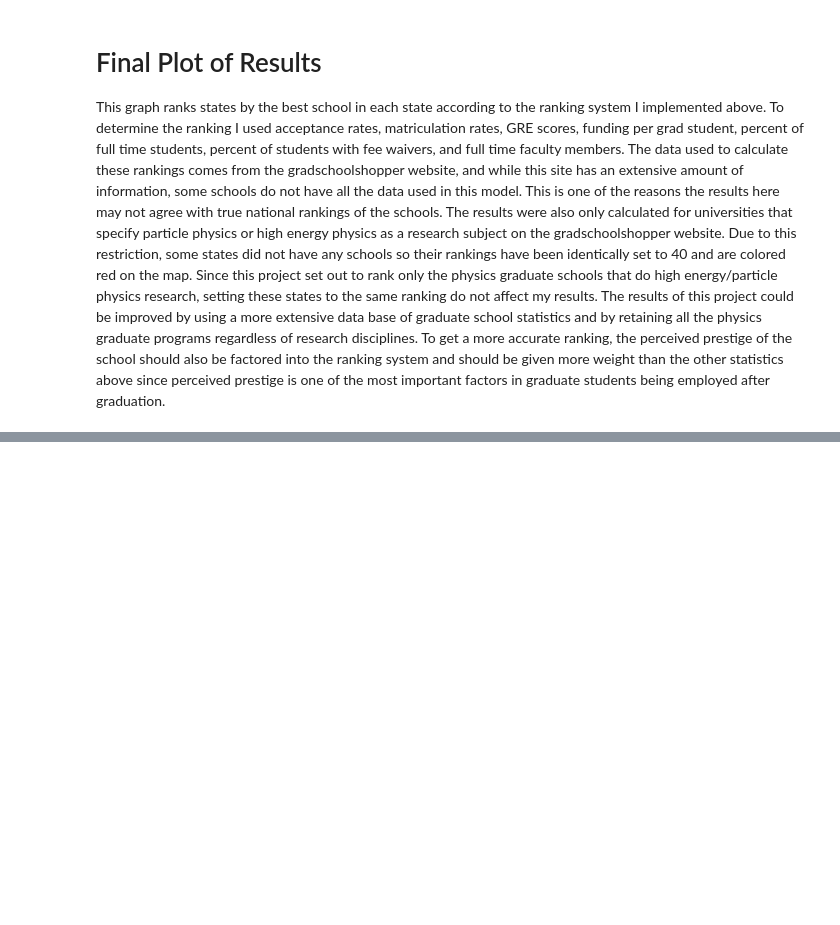
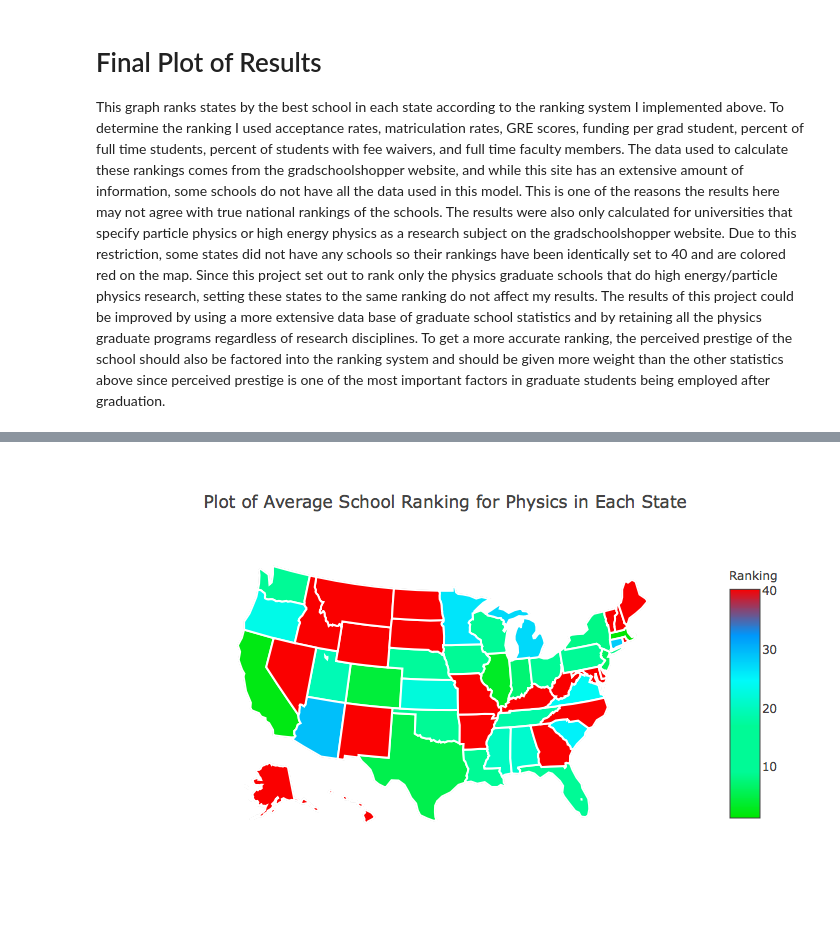
Before and after one commit to LutherCSMiller/project2-imoewi01, a Jupyter notebook: Project 2 Ranking Physics Grad Schools.ipynb, the cells around one changed output, grey strips where cells are left out. Drawn from its saved outputs; the diff is of its cells as text; code cells hidden in the pictures; blank space fills up the shorter version.

```diff
--- a/Project 2 Ranking Physics Grad Schools.ipynb
+++ b/Project 2 Ranking Physics Grad Schools.ipynb
@@ -260,3 +270,7 @@ url2 = py.plot(fig2, filename='Average-Ranking-State-Physics' )
 tls.embed(url2)
 # %% [output]
 [interactive output not drawn]
+# %%
+Image("Graph2.png")
+# %% [output]
+[figure, added]
```
Also changed, not shown: parts of 10 cells of this notebook.
